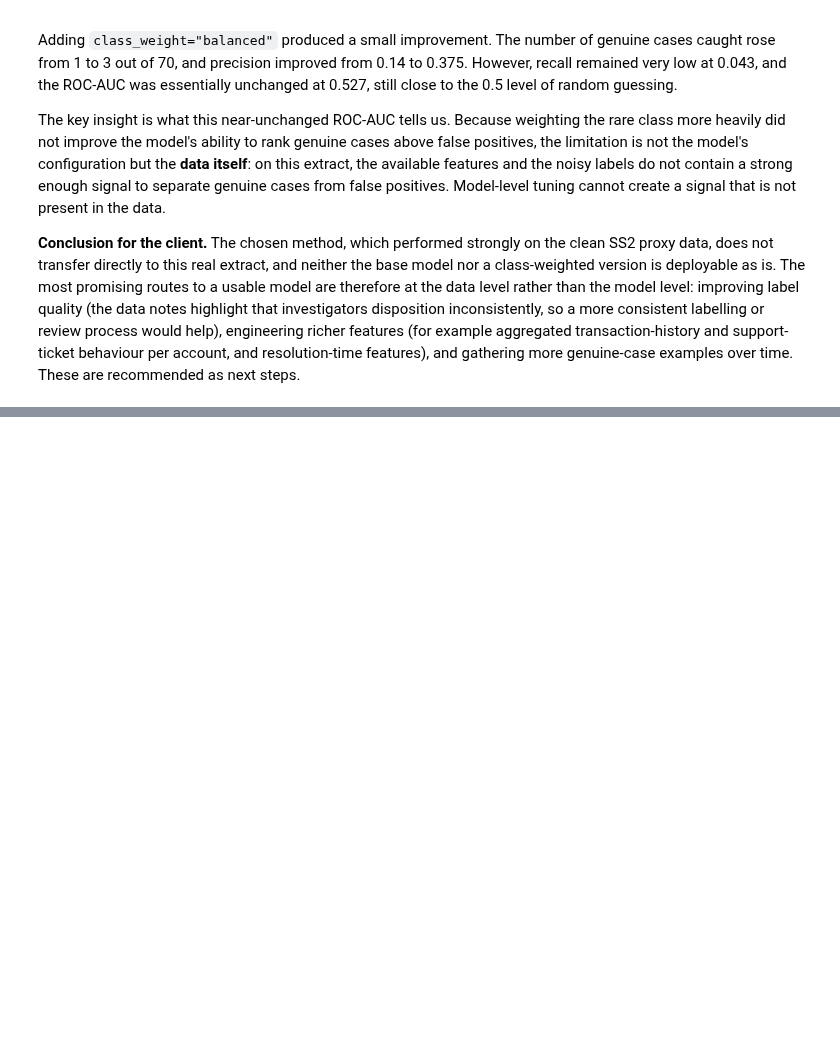
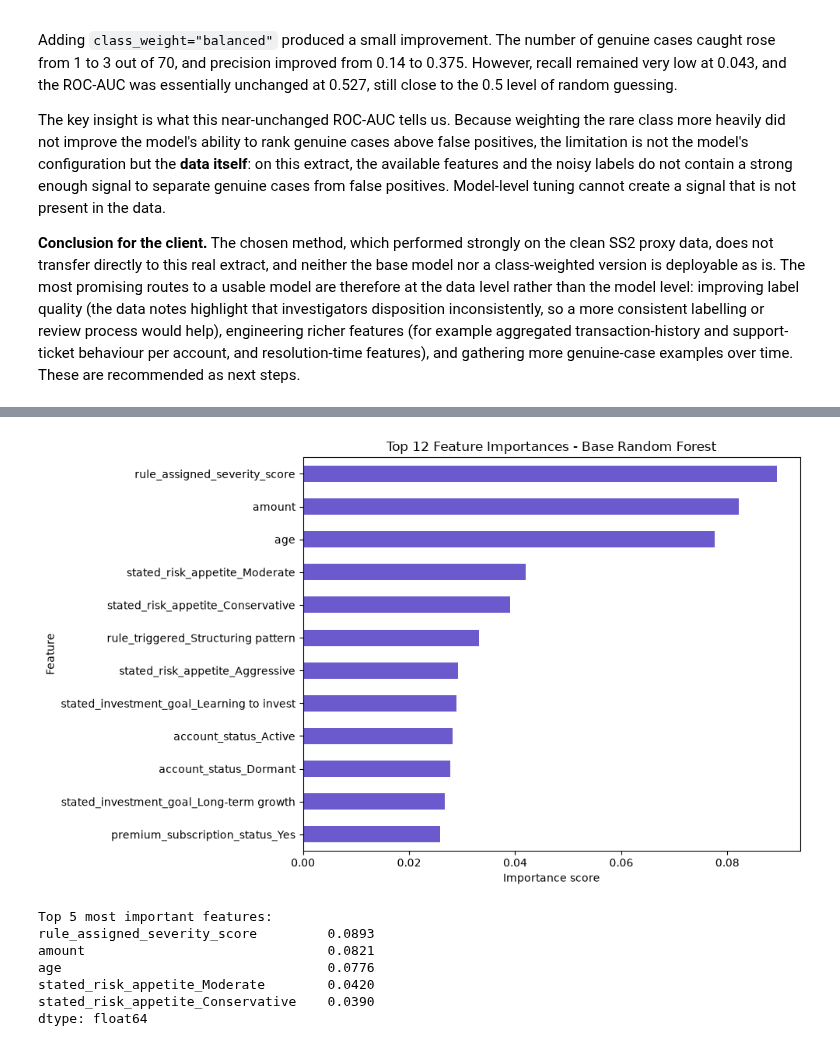
Before and after one commit to LebuZethu/STADIOEquities-alert-triage-, a Jupyter notebook: notebooks/SS3_PartB.ipynb, the cells around one changed output, grey strips where cells are left out. Cells and saved outputs as stored; diff of their text form; code cells hidden in the pictures; blank space fills up the shorter version.

```diff
--- a/notebooks/SS3_PartB.ipynb
+++ b/notebooks/SS3_PartB.ipynb
@@ -602,0 +669,28 @@ more genuine-case examples over time. These are recommended as next steps.
+# %%
+# Component 5: Visualisation 3 - Feature importance (business interpretability)
+# Shows which features the model relied on most. Supports the explainability
+# requirement for compliance investigators identified in the SS2 literature.
+
+importances = pd.Series(model.feature_importances_, index=X.columns)
+top_features = importances.sort_values(ascending=False).head(12)
+
+fig, ax = plt.subplots(figsize=(10, 6))
+top_features.sort_values().plot(kind="barh", color="slateblue", ax=ax)
+ax.set_title("Top 12 Feature Importances - Base Random Forest")
+ax.set_xlabel("Importance score")
+ax.set_ylabel("Feature")
+plt.tight_layout()
+plt.savefig("../scripts/visualisation/ss3_feature_importance.png", dpi=150, bbox_inches="tight")
+plt.show()
+
+print("Top 5 most important features:")
+print(top_features.head(5).round(4))
+# %% [output]
+[figure, added]
+Top 5 most important features:
+rule_assigned_severity_score         0.0893
+amount                               0.0821
+age                                  0.0776
+stated_risk_appetite_Moderate        0.0420
+stated_risk_appetite_Conservative    0.0390
+dtype: float64
```
Also changed, not shown: parts of 4 cells of this notebook.
